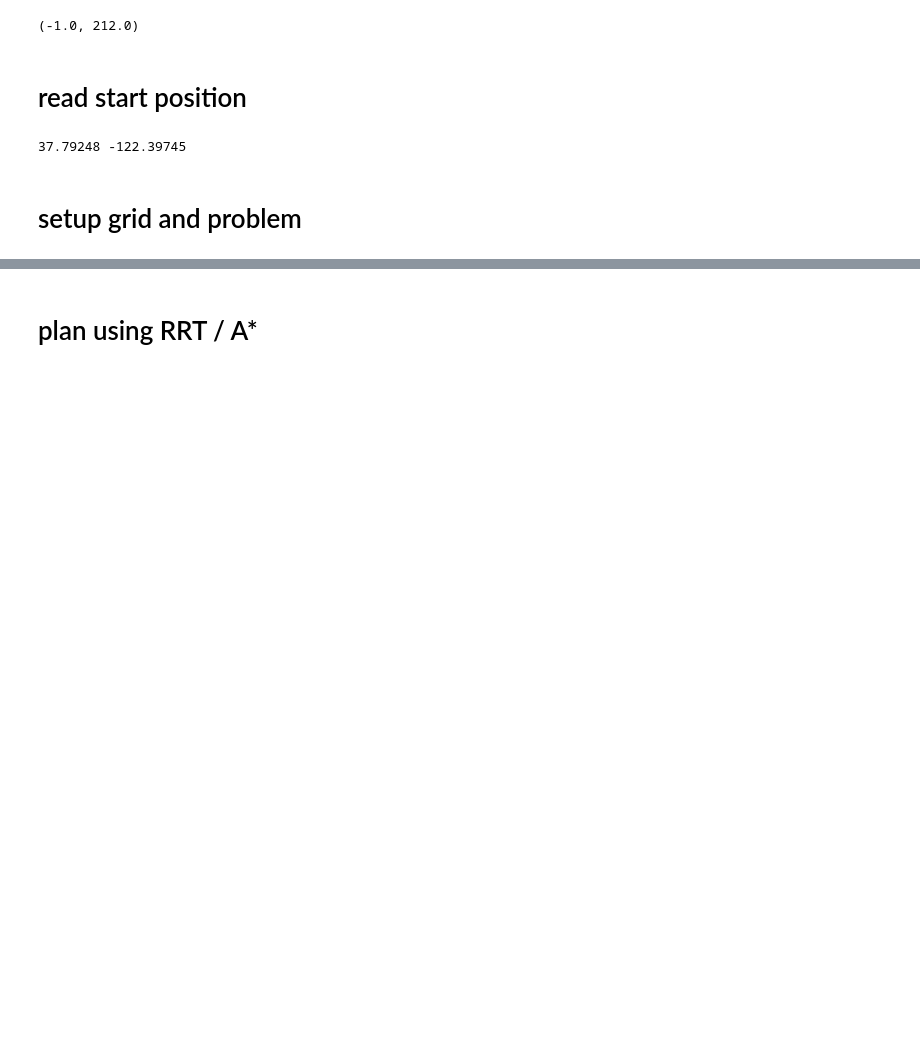
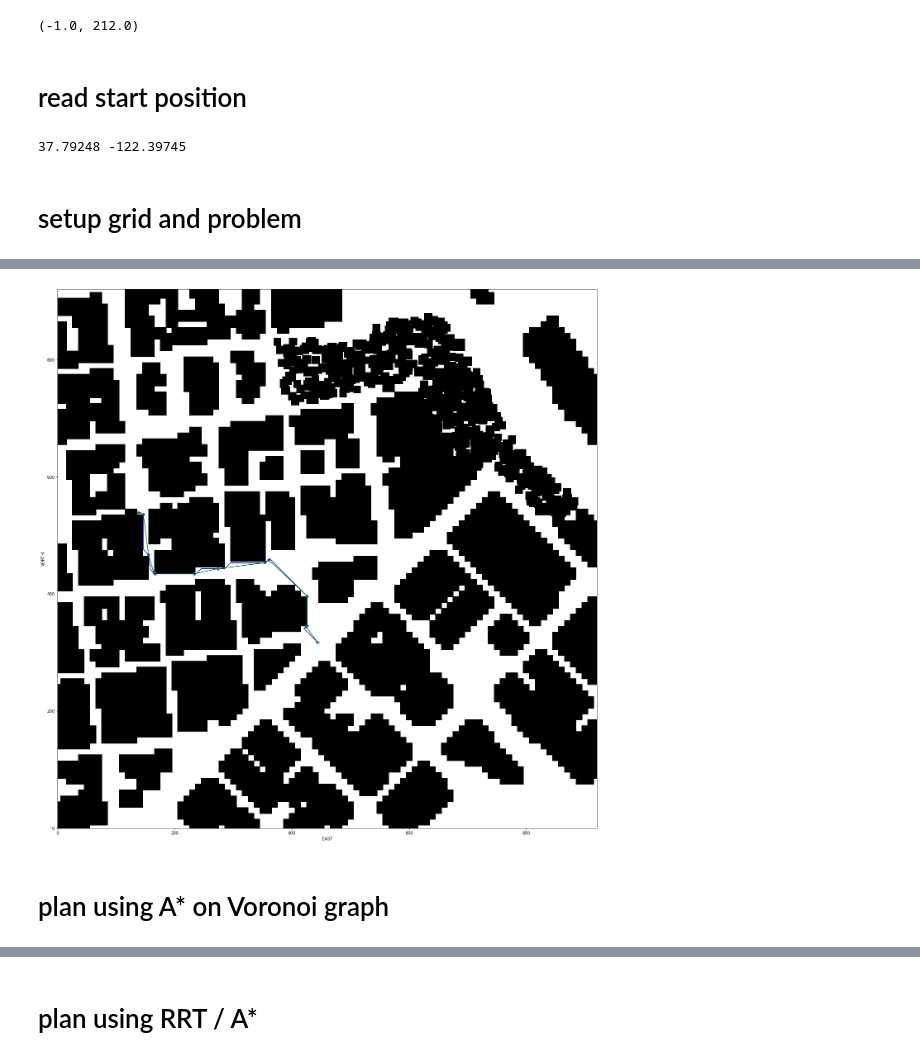
Before and after one commit to asimonov/FCND-Motion-Planning, a Jupyter notebook: prototype-planning.ipynb, the cells around one changed output, grey strips where cells are left out. Cells and saved outputs as stored; diff of their text form; code cells hidden in the pictures; blank space fills up the shorter version.

```diff
--- a/prototype-planning.ipynb
+++ b/prototype-planning.ipynb
@@ -72,11 +86,17 @@ print(len(path), cost)
 # %%
 plt.imshow(grid, cmap='Greys', origin='lower')
 plt.plot(start_ne[1], start_ne[0], 'x')
 plt.plot(goal_ne[1], goal_ne[0], 'x')
 
 pp = np.array(path)
+plt.plot(pp[:, 1], pp[:, 0], 'b')
+
+pp = np.array(pruned_path)
 plt.plot(pp[:, 1], pp[:, 0], 'g')
+plt.scatter(pp[:, 1], pp[:, 0])
 
 plt.xlabel('EAST')
 plt.ylabel('NORTH')
 plt.show()
+# %% [output]
+[figure, added]
@@ -123,0 +103,2 @@ def prune_path(path):
+# %% [markdown]
+# plan using A* on Voronoi graph
```
Also changed, not shown: parts of 54 cells of this notebook, 3 other files.
